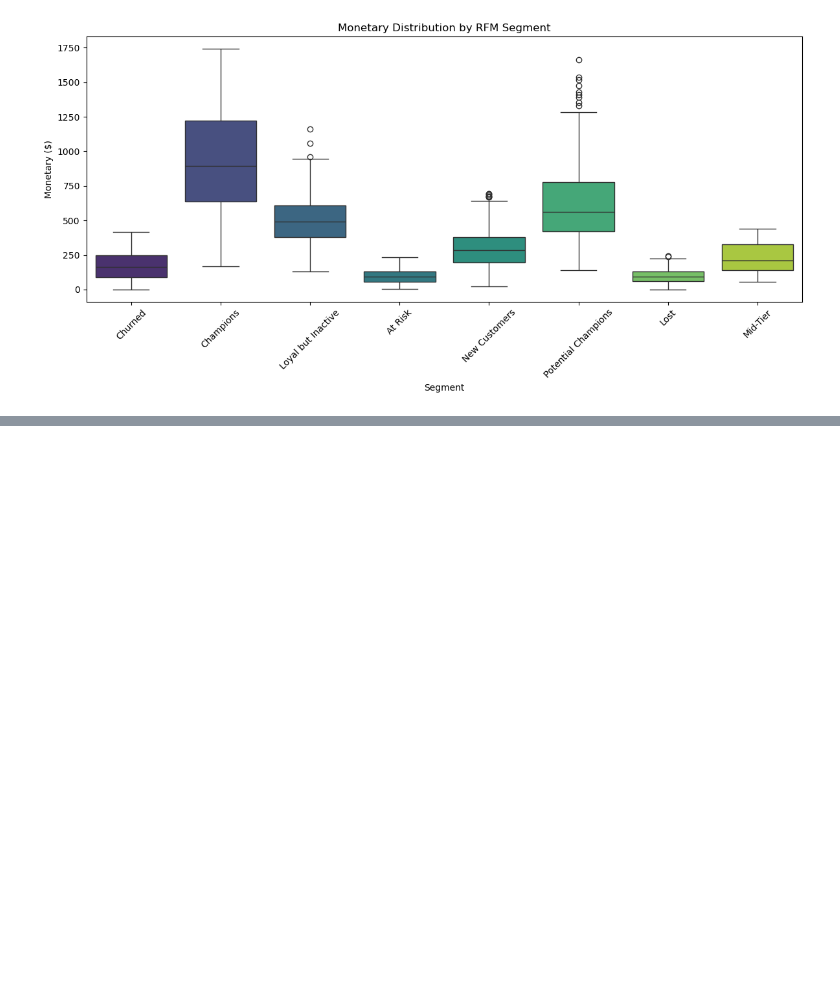
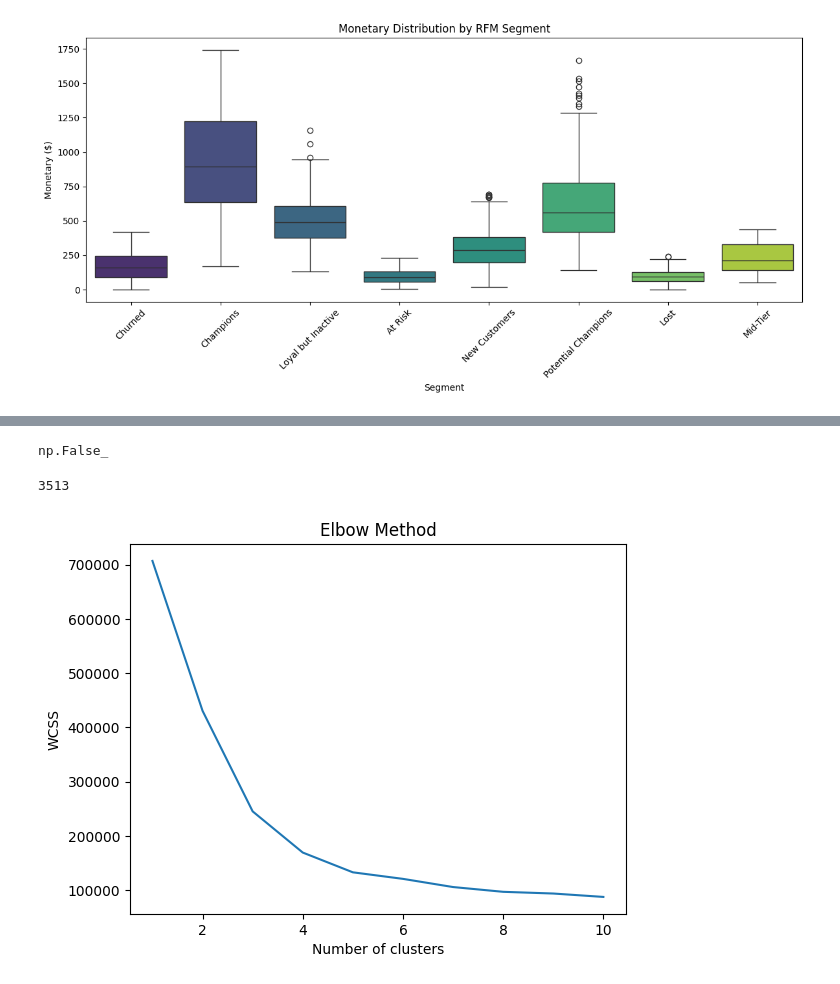
Before and after one commit to muhamedrar/Online-Retail, a Jupyter notebook: clustering_notebook.ipynb, the cells around one changed output, grey strips where cells are left out. Drawn from its saved outputs; the diff is of its cells as text; code cells hidden in the pictures; blank space fills up the shorter version.

Commit message:
reuse clustering

```diff
--- a/clustering_notebook.ipynb
+++ b/clustering_notebook.ipynb
@@ -214,0 +202,30 @@ RFM[RFM['Segment'] == 'Churned'].groupby('RFM_total').agg({
+# %%
+(prep_data['UnitPrice'] < 0).any() # check if there are any negative values in UnitPrice
+# %% [output]
+np.False_
+# %%
+prep_data['Description'].nunique()
+# %% [output]
+3513
+# %%
+preCluster = prep_data[['Quantity','UnitPrice','Country']].copy()
+# %%
+# encode categorical variables
+preCluster = pd.get_dummies(preCluster, columns=['Country'])
+# %%
+from sklearn.preprocessing import StandardScaler
+scaler = StandardScaler()
+preCluster[['Quantity','UnitPrice']] = scaler.fit_transform(preCluster[['Quantity','UnitPrice']])
+# %%
+wcss = []
+for i in range(1, 11):
+    kmeans = KMeans(n_clusters=i, random_state=42)
+    kmeans.fit(preCluster)
+    wcss.append(kmeans.inertia_)
+plt.plot(range(1, 11), wcss)
+plt.title('Elbow Method')
+plt.xlabel('Number of clusters')
+plt.ylabel('WCSS')
+plt.show()
+# %% [output]
+[figure, added]
```
Also changed, not shown: parts of 7 cells of this notebook.
